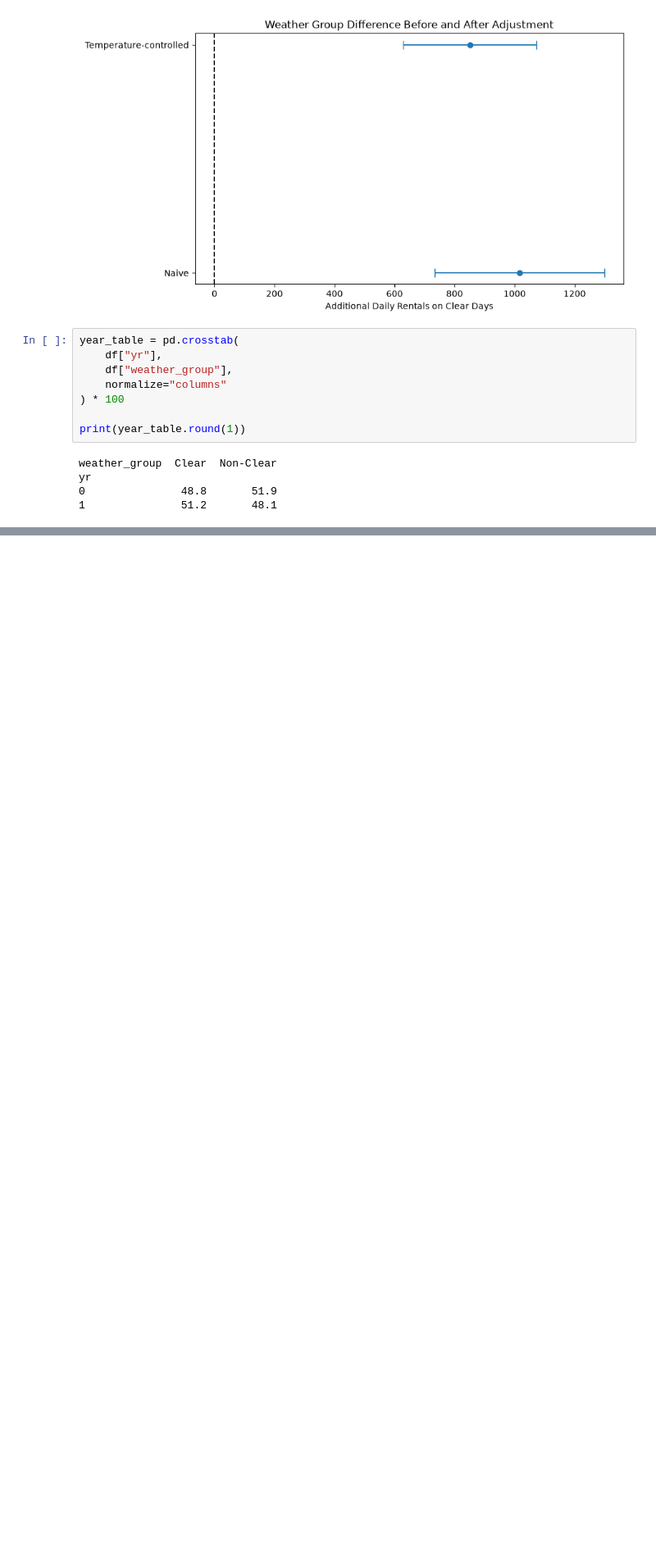
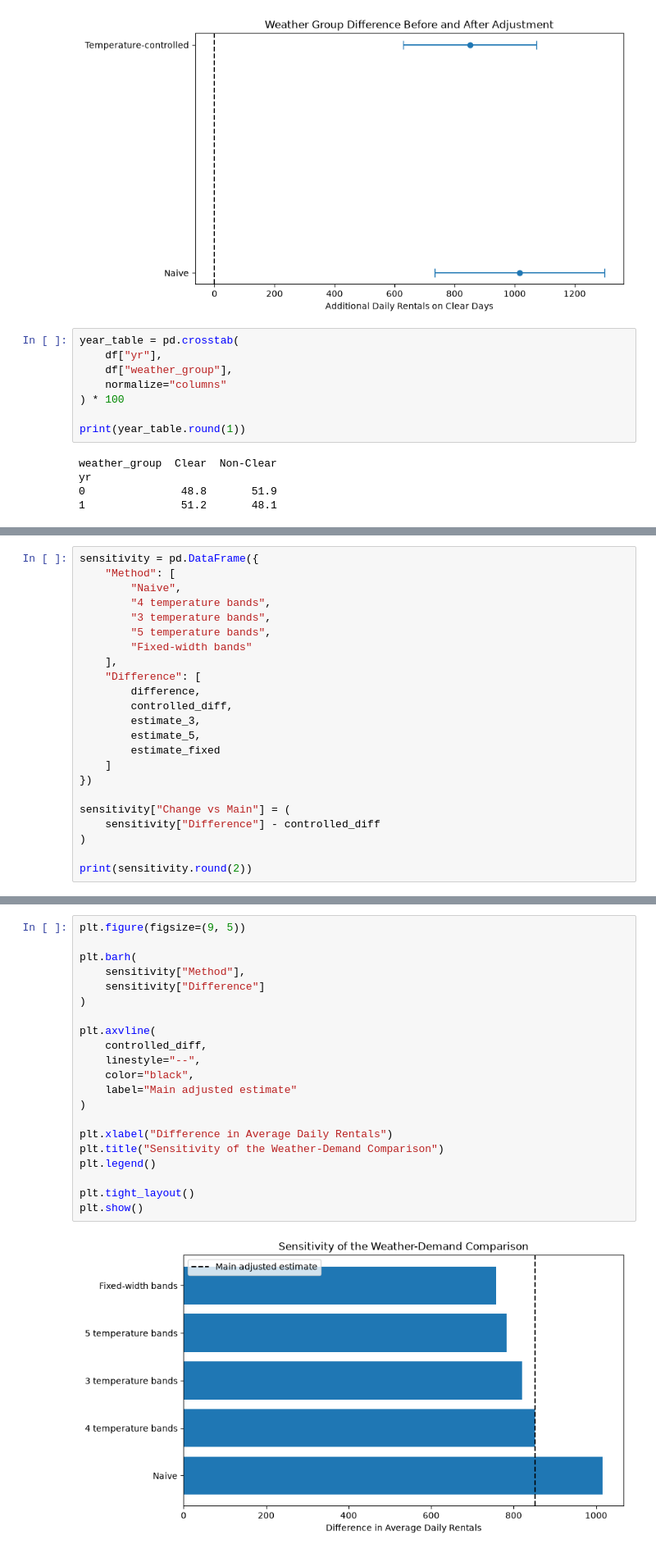
Before and after one commit to adilbegg/mlbatch1, a Jupyter notebook: week03/project3_analysis.ipynb, the cells around one changed output, grey strips where cells are left out. Shown at 82% size. Drawn from its saved outputs; the diff is of its cells as text; blank space fills up the shorter version.

```diff
--- a/week03/project3_analysis.ipynb
+++ b/week03/project3_analysis.ipynb
@@ -499,0 +558,23 @@ yr
+# %%
+sensitivity = pd.DataFrame({
+    "Method": [
+        "Naive",
+        "4 temperature bands",
+        "3 temperature bands",
+        "5 temperature bands",
+        "Fixed-width bands"
+    ],
+    "Difference": [
+        difference,
+        controlled_diff,
+        estimate_3,
+        estimate_5,
+        estimate_fixed
+    ]
+})
+
+sensitivity["Change vs Main"] = (
+    sensitivity["Difference"] - controlled_diff
+)
+
+print(sensitivity.round(2))
@@ -499,0 +588,23 @@ yr
+# %%
+plt.figure(figsize=(9, 5))
+
+plt.barh(
+    sensitivity["Method"],
+    sensitivity["Difference"]
+)
+
+plt.axvline(
+    controlled_diff,
+    linestyle="--",
+    color="black",
+    label="Main adjusted estimate"
+)
+
+plt.xlabel("Difference in Average Daily Rentals")
+plt.title("Sensitivity of the Weather-Demand Comparison")
+plt.legend()
+
+plt.tight_layout()
+plt.show()
+# %% [output]
+[figure, added]
```
Also changed, not shown: parts of 11 cells of this notebook.
